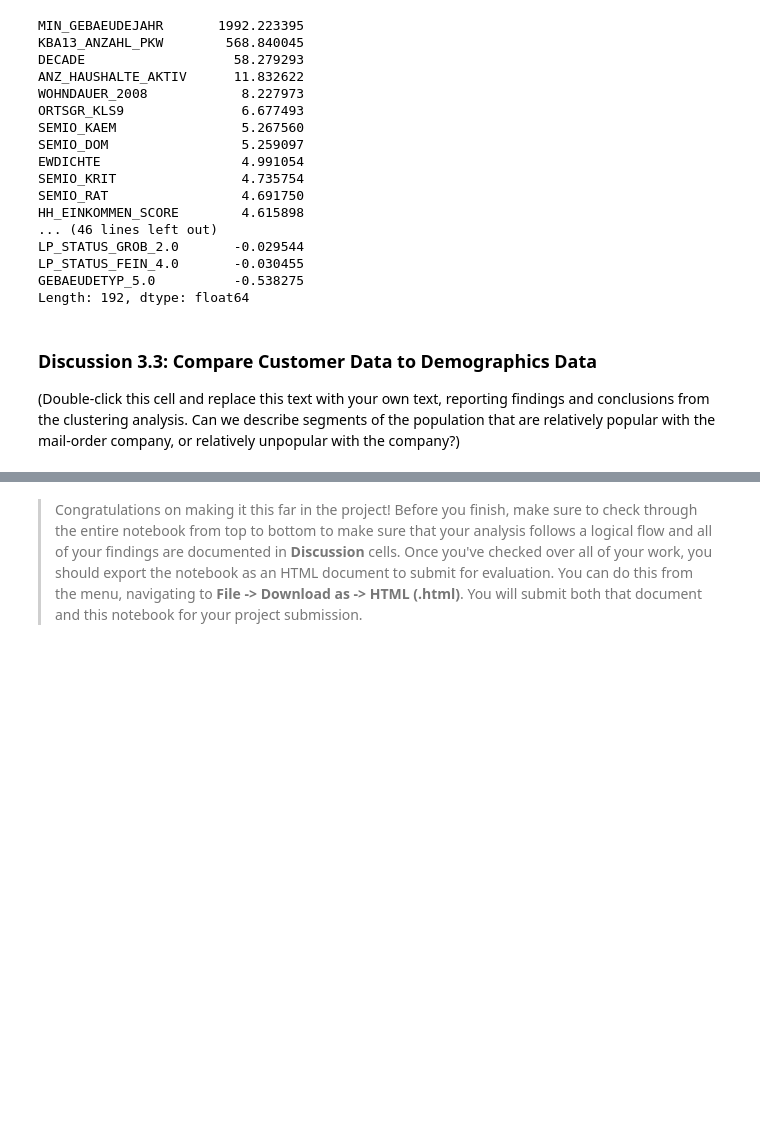
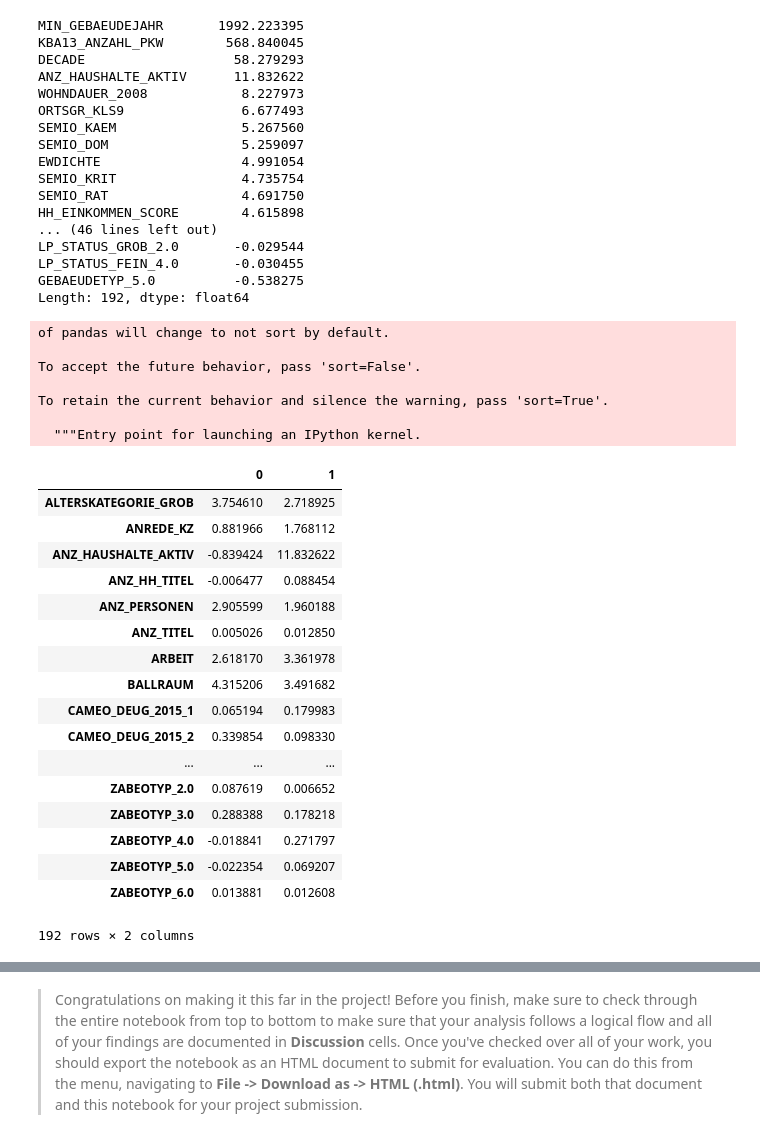
Before and after one commit to AkihiroNomura/ML-Pytorch-ND, a Jupyter notebook: project3/Identify_Customer_Segments.ipynb, the cells around one changed output, grey strips where cells are left out. Cells and saved outputs as stored; diff of their text form; code cells hidden in the pictures; blank space fills up the shorter version.

Commit message:
Add discussion comments

```diff
--- a/project3/Identify_Customer_Segments.ipynb
+++ b/project3/Identify_Customer_Segments.ipynb
@@ -1134,7 +1138,31 @@ LP_STATUS_GROB_2.0       -0.029544
 LP_STATUS_FEIN_4.0       -0.030455
 GEBAEUDETYP_5.0          -0.538275
 Length: 192, dtype: float64
-# %% [markdown]
-### Discussion 3.3: Compare Customer Data to Demographics Data
-
-(Double-click this cell and replace this text with your own text, reporting findings and conclusions from the clustering analysis. Can we describe segments of the population that are relatively popular with the mail-order company, or relatively unpopular with the company?)
+# %%
+pd.concat([overrepresented_cluster, underrepresented_cluster], axis=1)
+# %% [output]
+of pandas will change to not sort by default.
+
+To accept the future behavior, pass 'sort=False'.
+
+To retain the current behavior and silence the warning, pass 'sort=True'.
+
+  """Entry point for launching an IPython kernel.
+|  | 0 | 1 |
+| ALTERSKATEGORIE_GROB | 3.754610 | 2.718925 |
+| ANREDE_KZ | 0.881966 | 1.768112 |
+| ANZ_HAUSHALTE_AKTIV | -0.839424 | 11.832622 |
+| ANZ_HH_TITEL | -0.006477 | 0.088454 |
+| ANZ_PERSONEN | 2.905599 | 1.960188 |
+| ANZ_TITEL | 0.005026 | 0.012850 |
+| ARBEIT | 2.618170 | 3.361978 |
+| BALLRAUM | 4.315206 | 3.491682 |
+| CAMEO_DEUG_2015_1 | 0.065194 | 0.179983 |
+| CAMEO_DEUG_2015_2 | 0.339854 | 0.098330 |
+| ... | ... | ... |
+| ZABEOTYP_2.0 | 0.087619 | 0.006652 |
+| ZABEOTYP_3.0 | 0.288388 | 0.178218 |
+| ZABEOTYP_4.0 | -0.018841 | 0.271797 |
+| ZABEOTYP_5.0 | -0.022354 | 0.069207 |
+| ZABEOTYP_6.0 | 0.013881 | 0.012608 |
+192 rows × 2 columns
```
Also changed, not shown: parts of 17 cells of this notebook, 1 other file.
